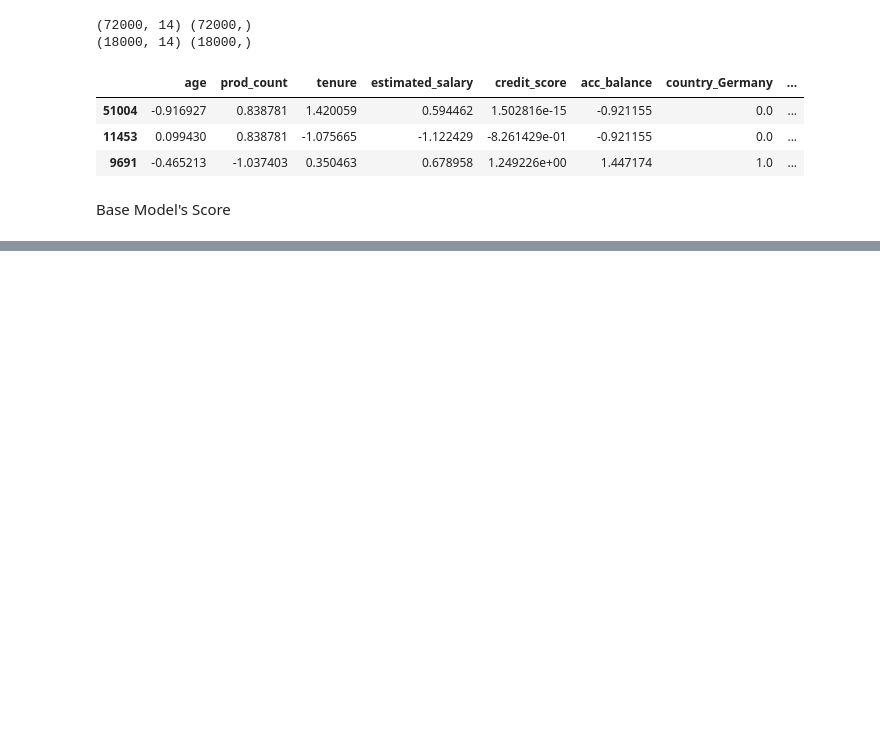
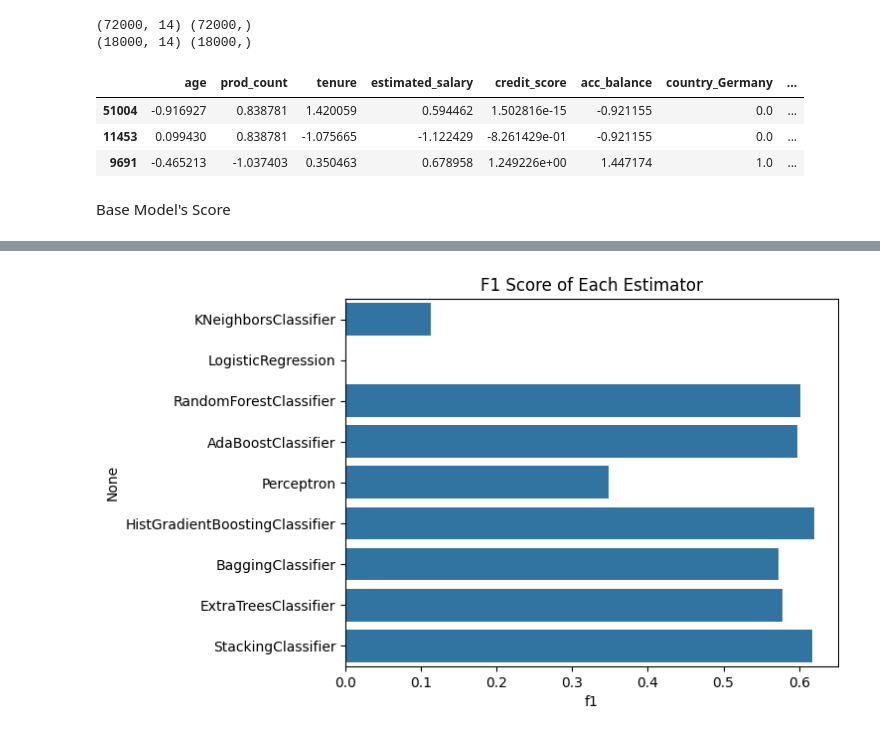
Before and after one commit to 22f2000792/MLP-prac, a Jupyter notebook: KA2.ipynb, the cells around one changed output, grey strips where cells are left out. Saved outputs shown, nothing was run; the diff lists cells and outputs as text; code cells hidden in the pictures; blank space fills up the shorter version.

```diff
--- a/KA2.ipynb
+++ b/KA2.ipynb
@@ -428 +525,7 @@ model_score_df
+# %%
+sns.barplot(data=model_score_df,x='f1',y=model_score_df.index,estimator="sum")
+plt.title('F1 Score of Each Estimator')
+plt.show()
+# %% [output]
+[figure, added]
 # %%
```
Also changed, not shown: parts of 43 cells of this notebook.
